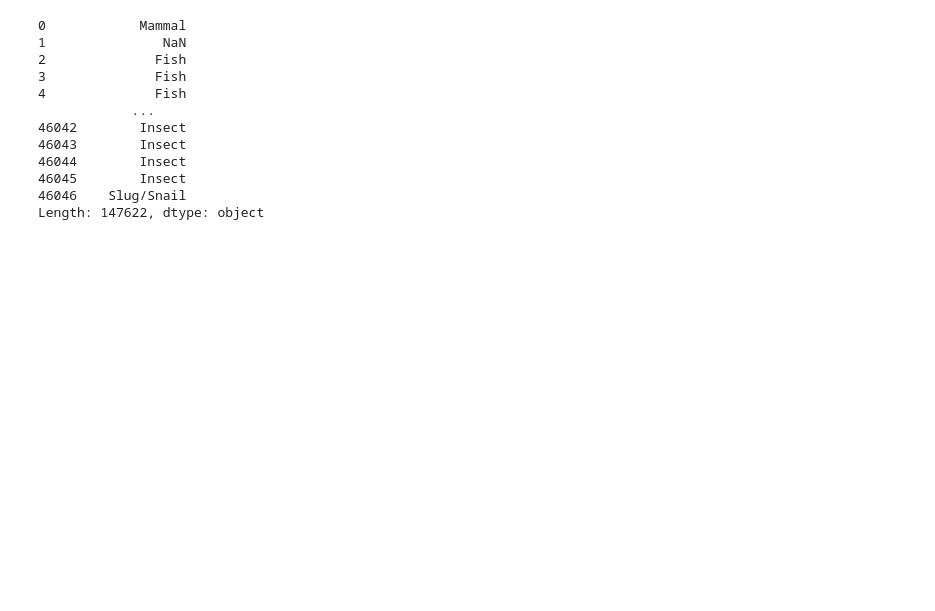
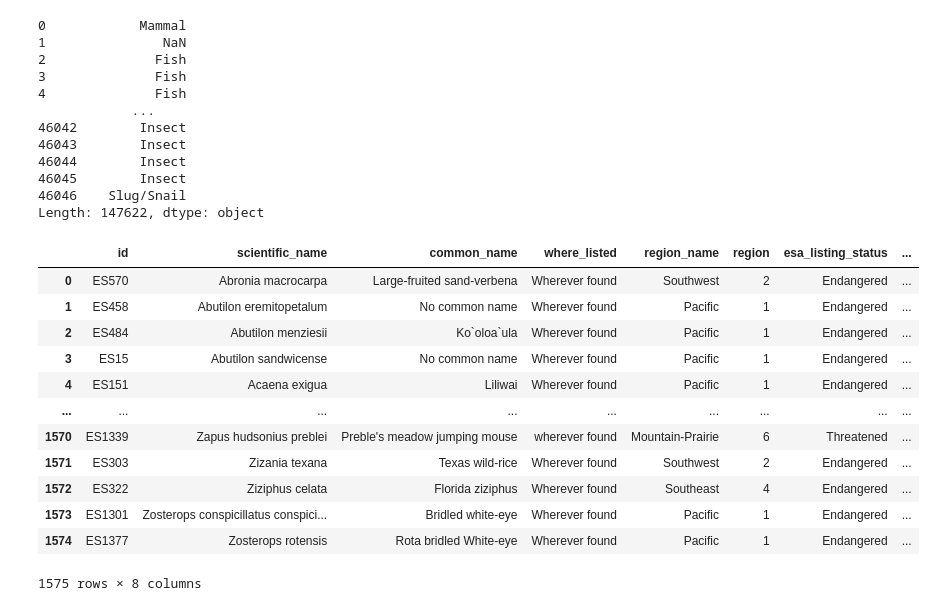
Before and after one commit to till22G/Web_Data_Integration_Project, a Jupyter notebook: notebooks/Data Inspection for Identity resolution.ipynb, the cells around one changed output. Cells and saved outputs as stored; diff of their text form; code cells hidden in the pictures; blank space fills up the shorter version.

```diff
--- a/notebooks/Data Inspection for Identity resolution.ipynb
+++ b/notebooks/Data Inspection for Identity resolution.ipynb
@@ -93,3 +90,19 @@ combined_categories
 46045        Insect
 46046    Slug/Snail
 Length: 147622, dtype: object
+# %%
+endagered_species
+# %% [output]
+|  | id | scientific_name | common_name | where_listed | region_name | region | esa_listing_status | ... |
+| 0 | ES570 | Abronia macrocarpa | Large-fruited sand-verbena | Wherever found | Southwest | 2 | Endangered | ... |
+| 1 | ES458 | Abutilon eremitopetalum | No common name | Wherever found | Pacific | 1 | Endangered | ... |
+| 2 | ES484 | Abutilon menziesii | Ko`oloa`ula | Wherever found | Pacific | 1 | Endangered | ... |
+| 3 | ES15 | Abutilon sandwicense | No common name | Wherever found | Pacific | 1 | Endangered | ... |
+| 4 | ES151 | Acaena exigua | Liliwai | Wherever found | Pacific | 1 | Endangered | ... |
+| ... | ... | ... | ... | ... | ... | ... | ... | ... |
+| 1570 | ES1339 | Zapus hudsonius preblei | Preble's meadow jumping mouse | wherever found | Mountain-Prairie | 6 | Threatened | ... |
+| 1571 | ES303 | Zizania texana | Texas wild-rice | Wherever found | Southwest | 2 | Endangered | ... |
+| 1572 | ES322 | Ziziphus celata | Florida ziziphus | Wherever found | Southeast | 4 | Endangered | ... |
+| 1573 | ES1301 | Zosterops conspicillatus conspici... | Bridled white-eye | Wherever found | Pacific | 1 | Endangered | ... |
+| 1574 | ES1377 | Zosterops rotensis | Rota bridled White-eye | Wherever found | Pacific | 1 | Endangered | ... |
+1575 rows × 8 columns
```
Also changed, not shown: parts of 11 cells of this notebook, 1 other file.
